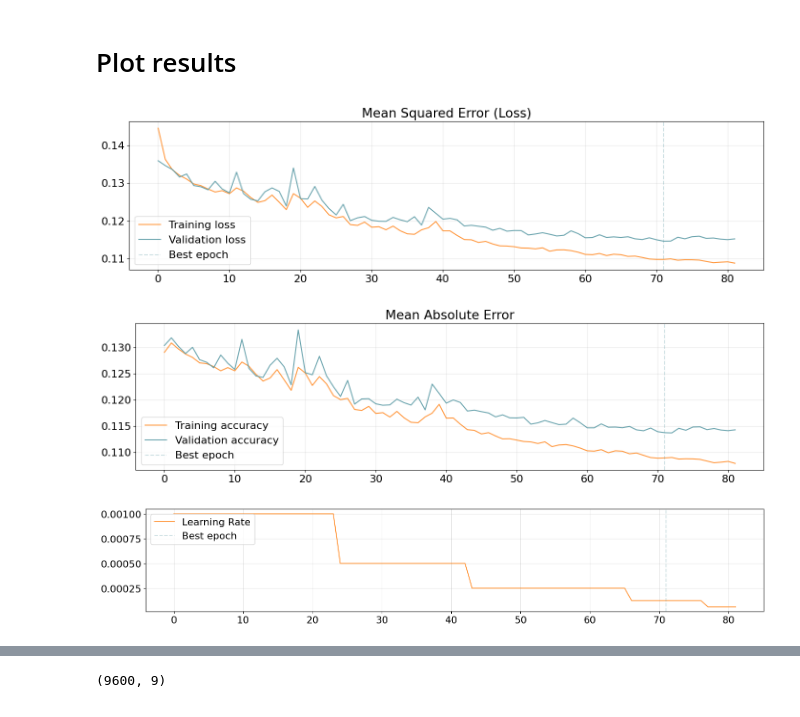
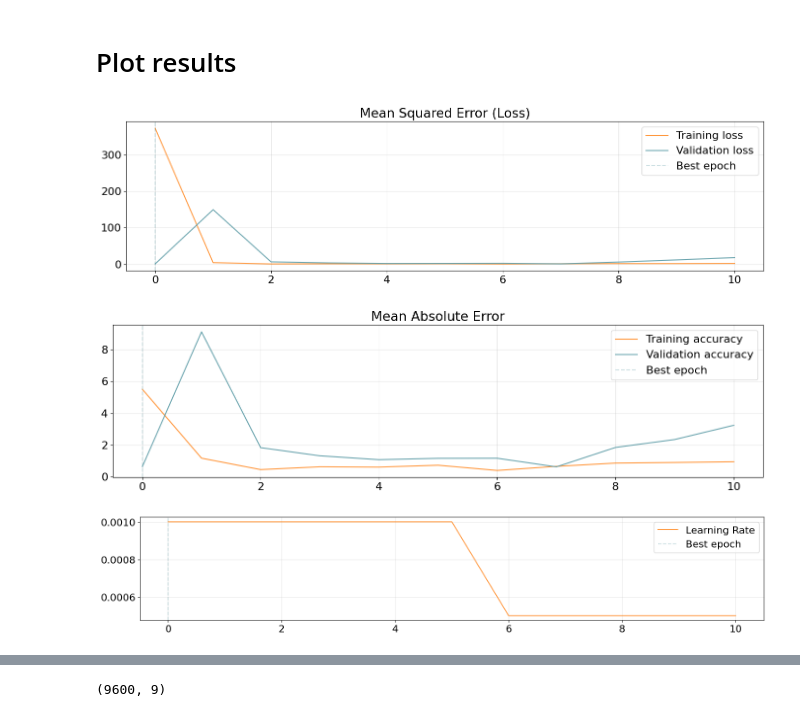
Before and after one commit to thepantalion/ANN2, a Jupyter notebook: filippo_1812_1.ipynb, the cells around one changed output, grey strips where cells are left out. Drawn from its saved outputs; the diff is of its cells as text; code cells hidden in the pictures.

```diff
--- a/filippo_1812_1.ipynb
+++ b/filippo_1812_1.ipynb
@@ -379,8 +379,8 @@ history = model.fit(
     epochs = epochs,
     validation_data = (X_test, y_test),
     callbacks = [
-        tfk.callbacks.EarlyStopping(monitor='val_accuracy', mode='max', patience=50, restore_best_weights=True),
-        tfk.callbacks.ReduceLROnPlateau(monitor='val_accuracy', mode='max', patience=10, factor=0.75, min_lr=1e-5)
+        tfk.callbacks.EarlyStopping(monitor='val_loss', mode='min', patience=10, restore_best_weights=True),
+        tfk.callbacks.ReduceLROnPlateau(monitor='val_loss', mode='min', patience=5, factor=0.5, min_lr=1e-5)
     ]
 ).history
 # %% [output]
@@ -392,35 +412,35 @@ If you want to give a more robust interpretation of the results, given the indiv
 # %%
 # Plot results
 
 best_epoch = np.argmin(history['val_loss'])
 plt.figure(figsize=(17,4))
 plt.plot(history['loss'], label='Training loss', alpha=.8, color='#ff7f0e')
 plt.plot(history['val_loss'], label='Validation loss', alpha=.9, color='#5a9aa5')
 plt.axvline(x=best_epoch, label='Best epoch', alpha=.3, ls='--', color='#5a9aa5')
 plt.title('Mean Squared Error (Loss)')
 plt.legend()
 plt.grid(alpha=.3)
 plt.show()
 
 plt.figure(figsize=(17,4))
-plt.plot(history['mse'], label='Training accuracy', alpha=.8, color='#ff7f0e')
-plt.plot(history['val_mse'], label='Validation accuracy', alpha=.9, color='#5a9aa5')
+plt.plot(history['mae'], label='Training accuracy', alpha=.8, color='#ff7f0e')
+plt.plot(history['val_mae'], label='Validation accuracy', alpha=.9, color='#5a9aa5')
 plt.axvline(x=best_epoch, label='Best epoch', alpha=.3, ls='--', color='#5a9aa5')
 plt.title('Mean Absolute Error')
 plt.legend()
 plt.grid(alpha=.3)
 plt.show()
 
 plt.figure(figsize=(18,3))
 plt.plot(history['lr'], label='Learning Rate', alpha=.8, color='#ff7f0e')
 plt.axvline(x=best_epoch, label='Best epoch', alpha=.3, ls='--', color='#5a9aa5')
 plt.legend()
 plt.grid(alpha=.3)
 plt.show()
 # %% [output]
-[figure, old version]
+[figure, new version]
-[figure, old version]
+[figure, new version]
-[figure, old version]
+[figure, new version]
 # %%
 # Predict the test set
 predictions = model.predict(X_test)
```
Also changed, not shown: parts of 9 cells of this notebook.
